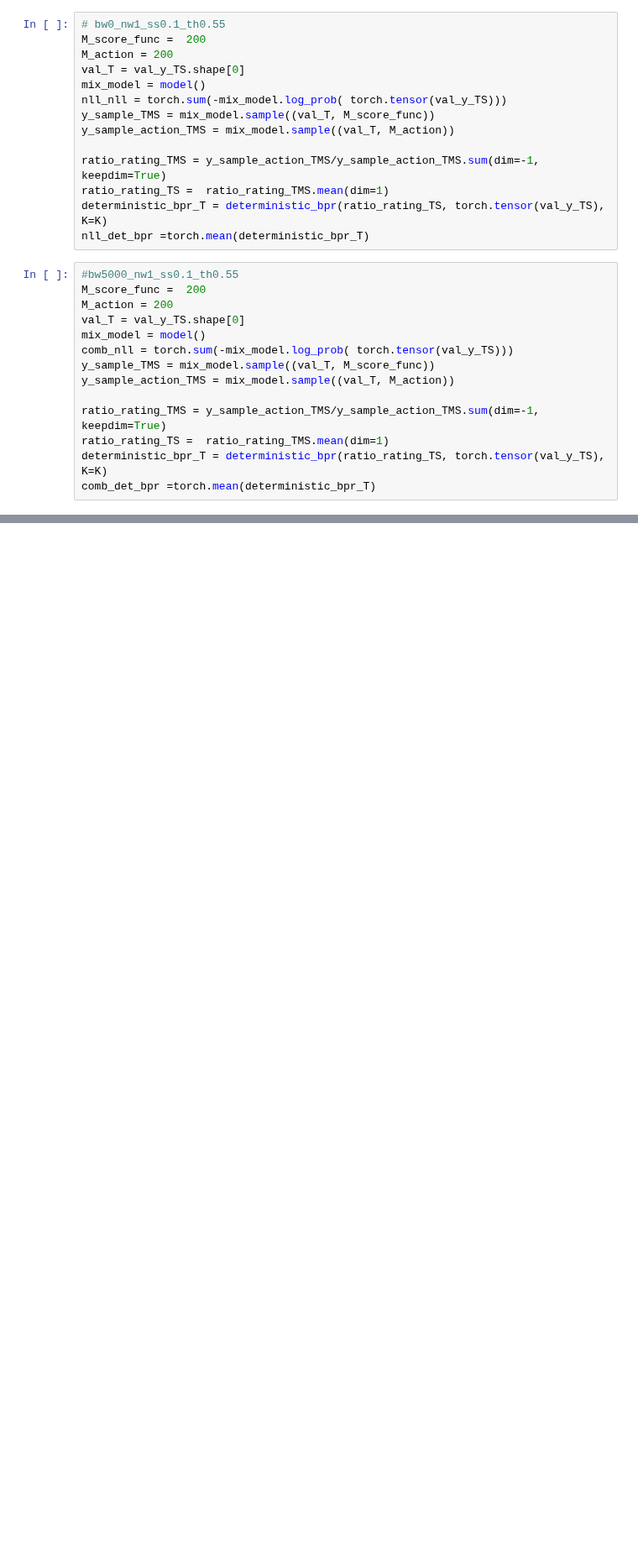
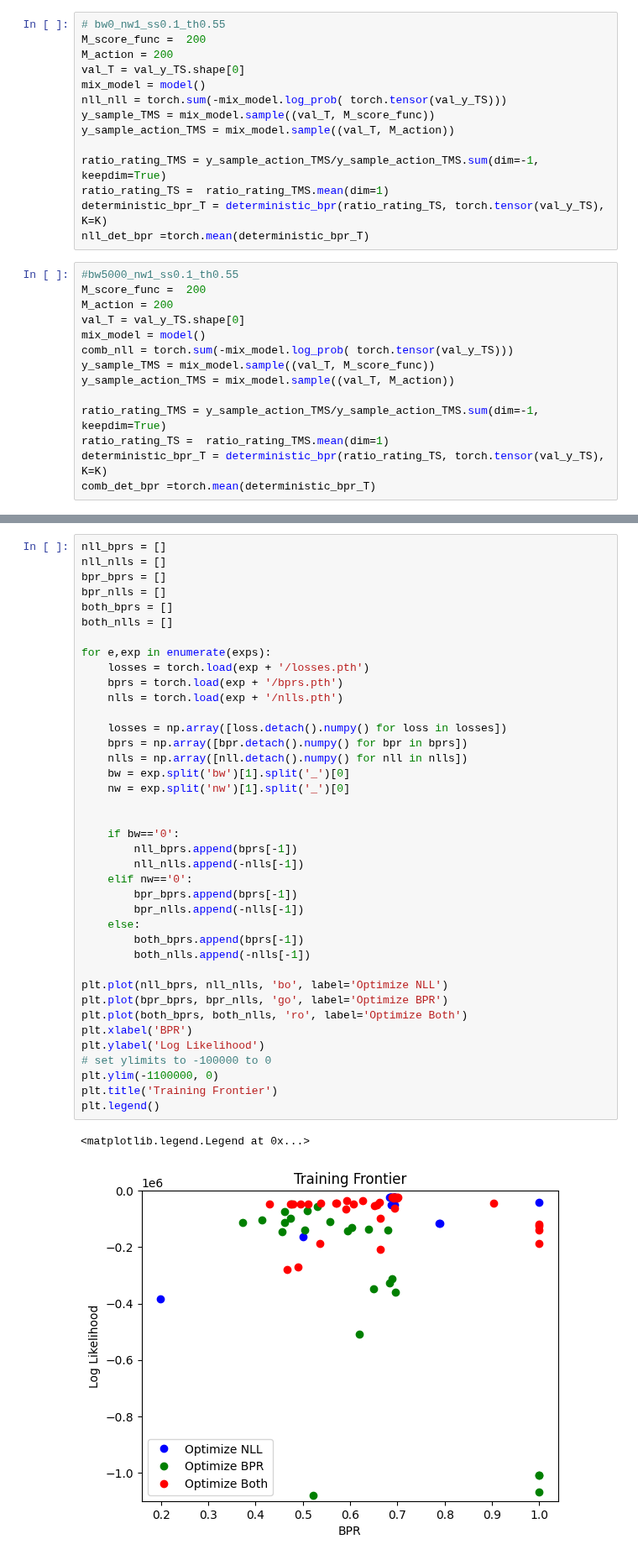
Before and after one commit to kheuton/prob_diff_topk, a Jupyter notebook: PlotExpResults.ipynb, the cells around one changed output, grey strips where cells are left out. Shown at 84% size. Saved outputs shown, nothing was run; the diff lists cells and outputs as text; blank space fills up the shorter version.

```diff
--- a/PlotExpResults.ipynb
+++ b/PlotExpResults.ipynb
@@ -136,0 +186,42 @@ Text(0, 0.5, 'Log Likelihood')
+# %%
+nll_bprs = []
+nll_nlls = []
+bpr_bprs = []
+bpr_nlls = []
+both_bprs = []
+both_nlls = []
+
+for e,exp in enumerate(exps):
+    losses = torch.load(exp + '/losses.pth')
+    bprs = torch.load(exp + '/bprs.pth')
+    nlls = torch.load(exp + '/nlls.pth')
+
+    losses = np.array([loss.detach().numpy() for loss in losses])
+    bprs = np.array([bpr.detach().numpy() for bpr in bprs])
+    nlls = np.array([nll.detach().numpy() for nll in nlls])
+    bw = exp.split('bw')[1].split('_')[0]
+    nw = exp.split('nw')[1].split('_')[0]
+
+
+    if bw=='0':
+        nll_bprs.append(bprs[-1])
+        nll_nlls.append(-nlls[-1])
+    elif nw=='0':
+        bpr_bprs.append(bprs[-1])
+        bpr_nlls.append(-nlls[-1])
+    else:
+        both_bprs.append(bprs[-1])
+        both_nlls.append(-nlls[-1])
+
+plt.plot(nll_bprs, nll_nlls, 'bo', label='Optimize NLL')
+plt.plot(bpr_bprs, bpr_nlls, 'go', label='Optimize BPR')
+plt.plot(both_bprs, both_nlls, 'ro', label='Optimize Both')
+plt.xlabel('BPR')
+plt.ylabel('Log Likelihood')
+# set ylimits to -100000 to 0
+plt.ylim(-1100000, 0)
+plt.title('Training Frontier')
+plt.legend()
+# %% [output]
+<matplotlib.legend.Legend at 0x...>
+[figure, added]
```
Also changed, not shown: parts of 14 cells of this notebook, 9 other files.
